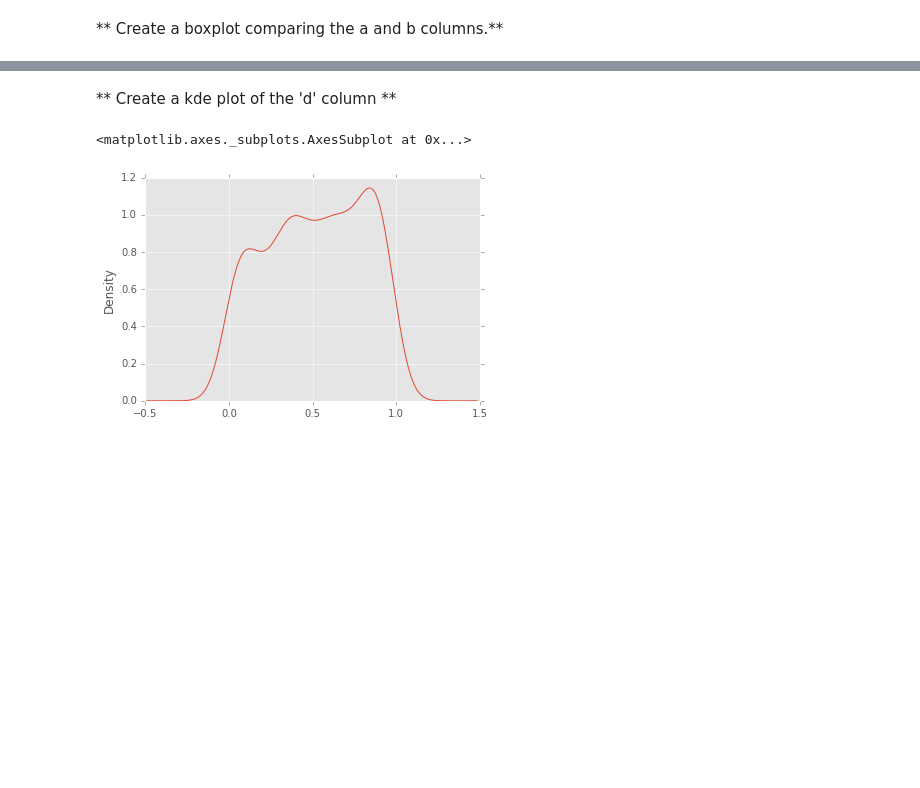
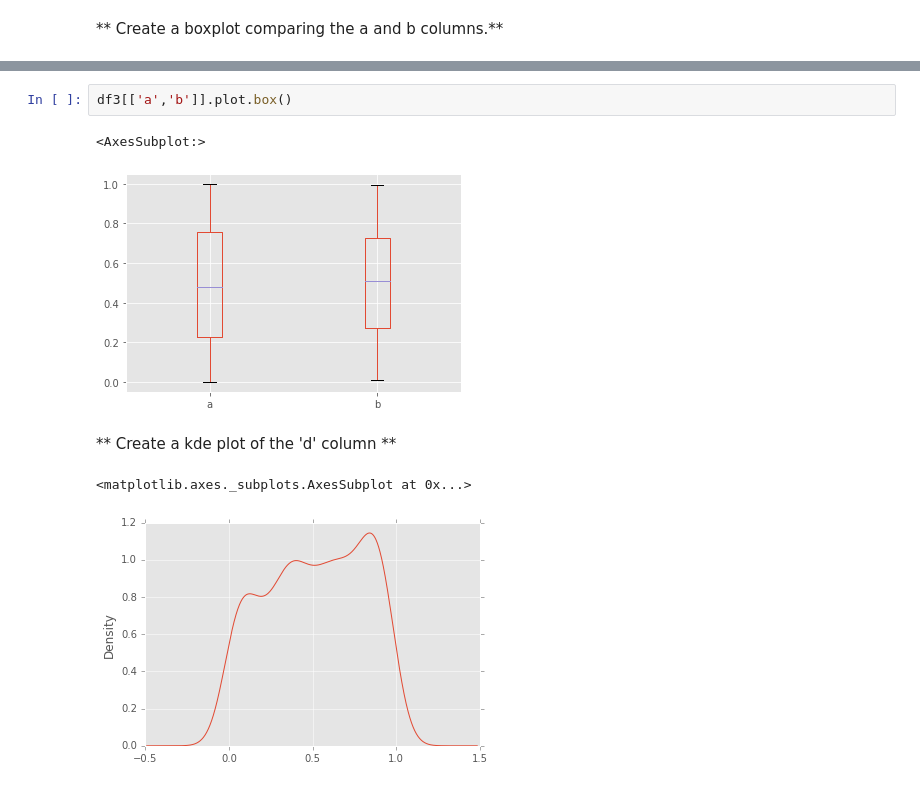
Before and after one commit to ritesh-chafer/python-for-data-science-and-machine-learning-bootcamp, a Jupyter notebook: Python for Data Visualization/Pandas Built-in Data Viz/Pandas Data Visualization Exercise .ipynb, the cells around one changed output, grey strips where cells are left out. Drawn from its saved outputs; the diff is of its cells as text; blank space fills up the shorter version.

```diff
--- a/Python for Data Visualization/Pandas Built-in Data Viz/Pandas Data Visualization Exercise .ipynb
+++ b/Python for Data Visualization/Pandas Built-in Data Viz/Pandas Data Visualization Exercise .ipynb
@@ -58,3 +59,8 @@ df3.plot.scatter(x='a', y='b')
+# %%
+df3[['a','b']].plot.box()
+# %% [output]
+<AxesSubplot:>
+[figure, added]
 # %% [markdown]
 ** Create a kde plot of the 'd' column **
 # %%
```
Also changed, not shown: parts of 8 cells of this notebook.
